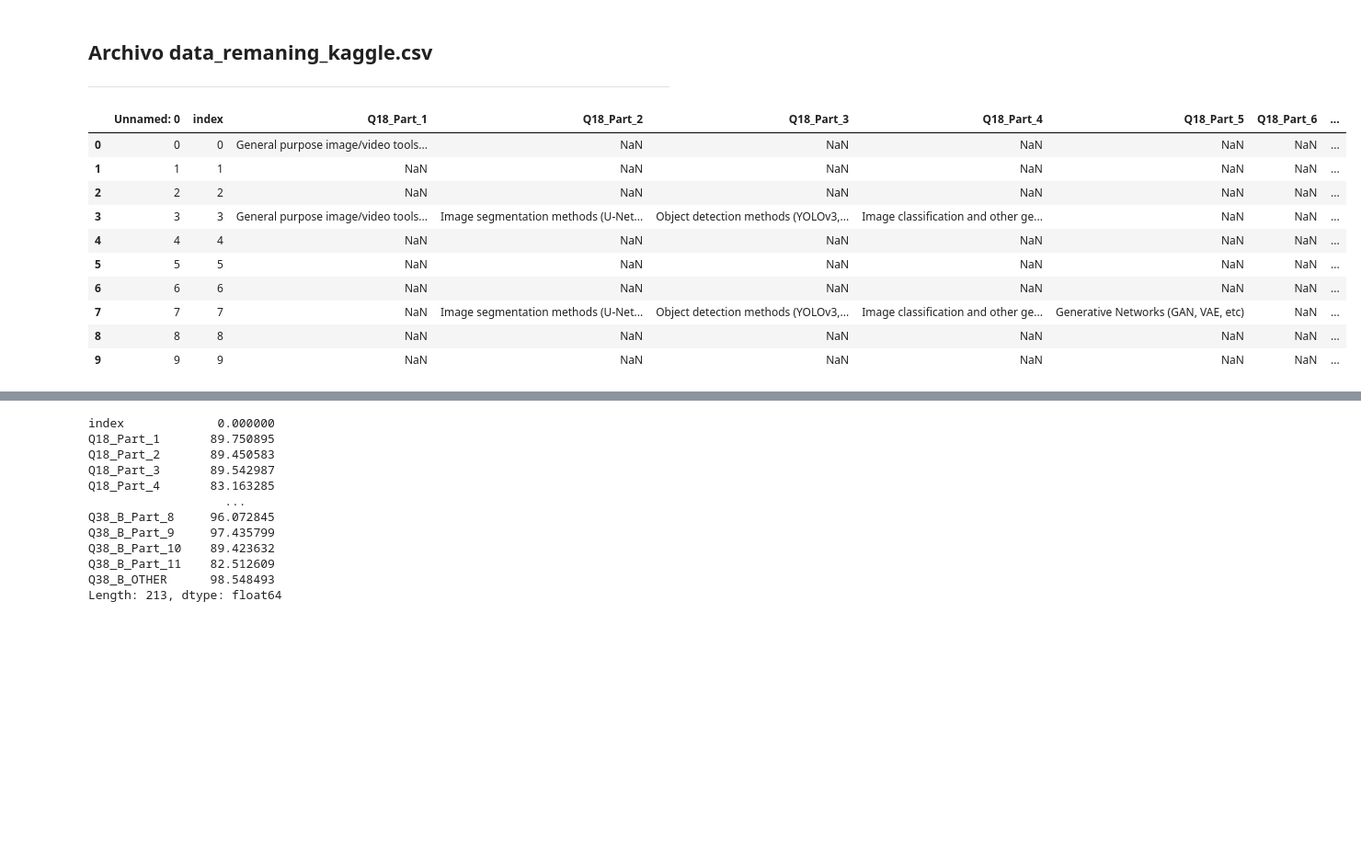
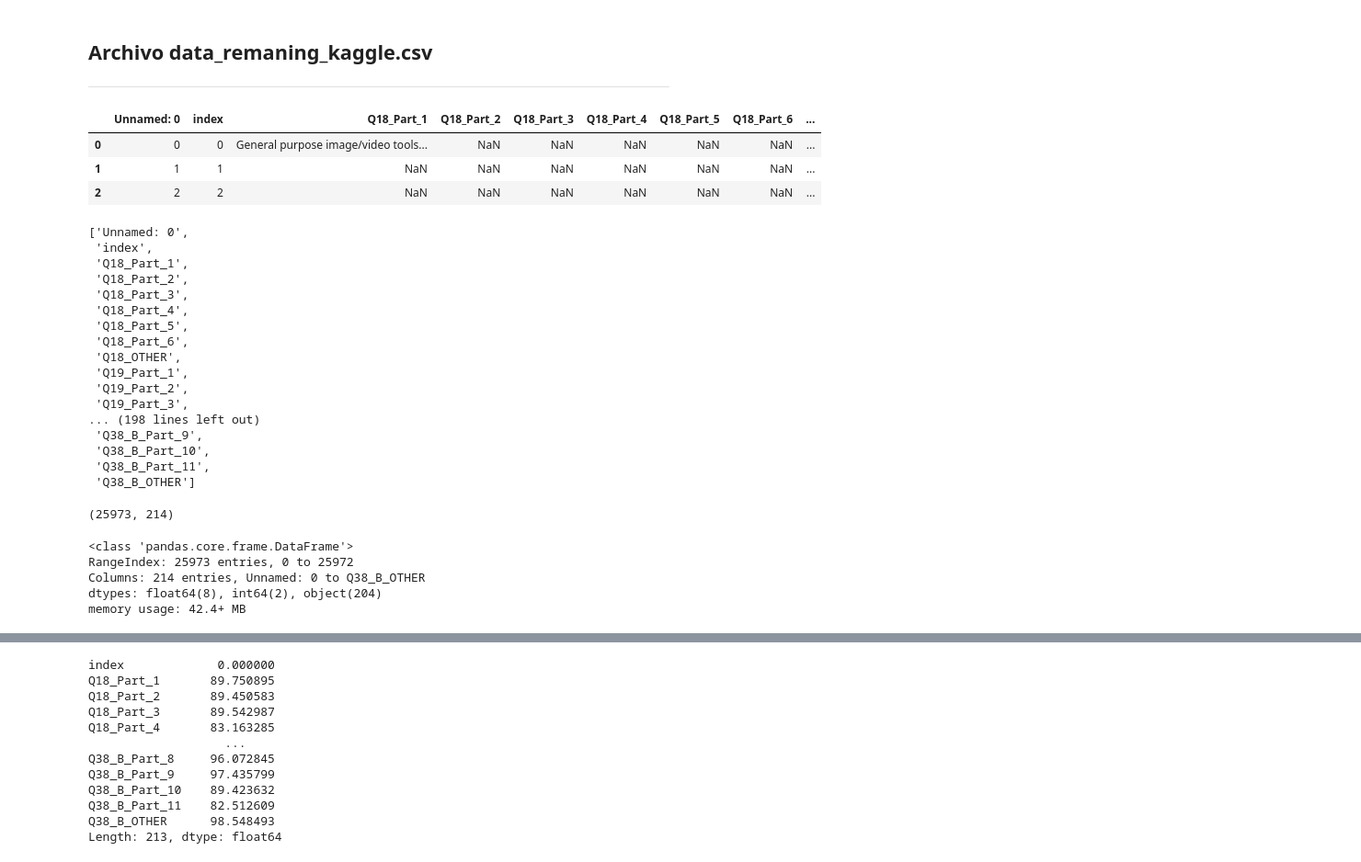
Before and after one commit to paulafuenteg/Kaggle-DS-ML-Survey, a Jupyter notebook: Archivos/apertura_archivos.ipynb, the cells around one changed output, grey strips where cells are left out. Shown at 92% size. Saved outputs shown, nothing was run; the diff lists cells and outputs as text; code cells hidden in the pictures; blank space fills up the shorter version.

```diff
--- a/Archivos/apertura_archivos.ipynb
+++ b/Archivos/apertura_archivos.ipynb
@@ -8,16 +8,41 @@ pd.options.display.max_columns=None
 ---
 # %%
 kaggle = pd.read_csv('data_remaning_kaggle.csv')
-kaggle.head(10)
+kaggle.head(3)
 # %% [output]
 |  | Unnamed: 0 | index | Q18_Part_1 | Q18_Part_2 | Q18_Part_3 | Q18_Part_4 | Q18_Part_5 | Q18_Part_6 | ... |
 | 0 | 0 | 0 | General purpose image/video tools... | NaN | NaN | NaN | NaN | NaN | ... |
 | 1 | 1 | 1 | NaN | NaN | NaN | NaN | NaN | NaN | ... |
 | 2 | 2 | 2 | NaN | NaN | NaN | NaN | NaN | NaN | ... |
-| 3 | 3 | 3 | General purpose image/video tools... | Image segmentation methods (U-Net... | Object detection methods (YOLOv3,... | Image classification and other ge... | NaN | NaN | ... |
-| 4 | 4 | 4 | NaN | NaN | NaN | NaN | NaN | NaN | ... |
-| 5 | 5 | 5 | NaN | NaN | NaN | NaN | NaN | NaN | ... |
-| 6 | 6 | 6 | NaN | NaN | NaN | NaN | NaN | NaN | ... |
-| 7 | 7 | 7 | NaN | Image segmentation methods (U-Net... | Object detection methods (YOLOv3,... | Image classification and other ge... | Generative Networks (GAN, VAE, etc) | NaN | ... |
-| 8 | 8 | 8 | NaN | NaN | NaN | NaN | NaN | NaN | ... |
-| 9 | 9 | 9 | NaN | NaN | NaN | NaN | NaN | NaN | ... |
+# %%
+list(kaggle.columns)
+# %% [output]
+['Unnamed: 0',
+ 'index',
+ 'Q18_Part_1',
+ 'Q18_Part_2',
+ 'Q18_Part_3',
+ 'Q18_Part_4',
+ 'Q18_Part_5',
+ 'Q18_Part_6',
+ 'Q18_OTHER',
+ 'Q19_Part_1',
+ 'Q19_Part_2',
+ 'Q19_Part_3',
+... (198 lines left out)
+ 'Q38_B_Part_9',
+ 'Q38_B_Part_10',
+ 'Q38_B_Part_11',
+ 'Q38_B_OTHER']
+# %%
+kaggle.shape
+# %% [output]
+(25973, 214)
+# %%
+kaggle.info()
+# %% [output]
+<class 'pandas.core.frame.DataFrame'>
+RangeIndex: 25973 entries, 0 to 25972
+Columns: 214 entries, Unnamed: 0 to Q38_B_OTHER
+dtypes: float64(8), int64(2), object(204)
+memory usage: 42.4+ MB
```
Also changed, not shown: parts of 7 cells of this notebook.
